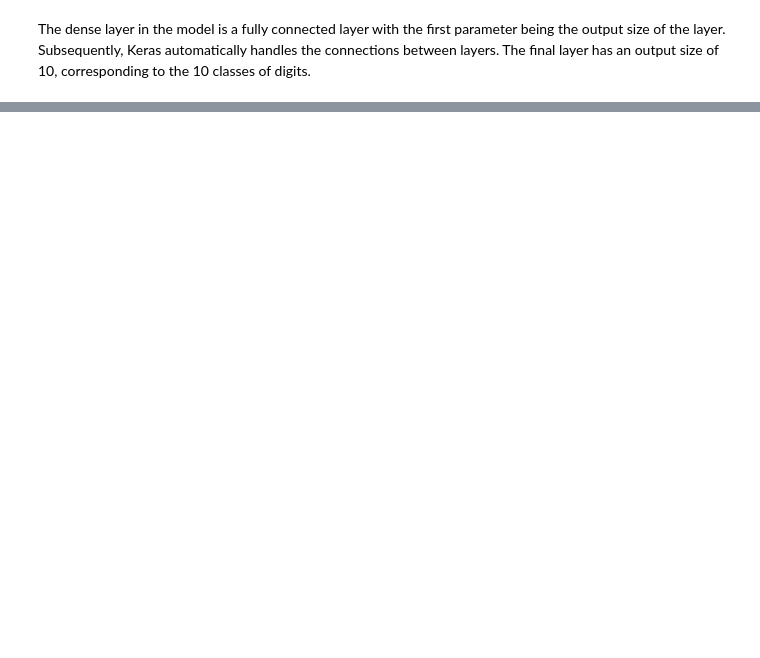
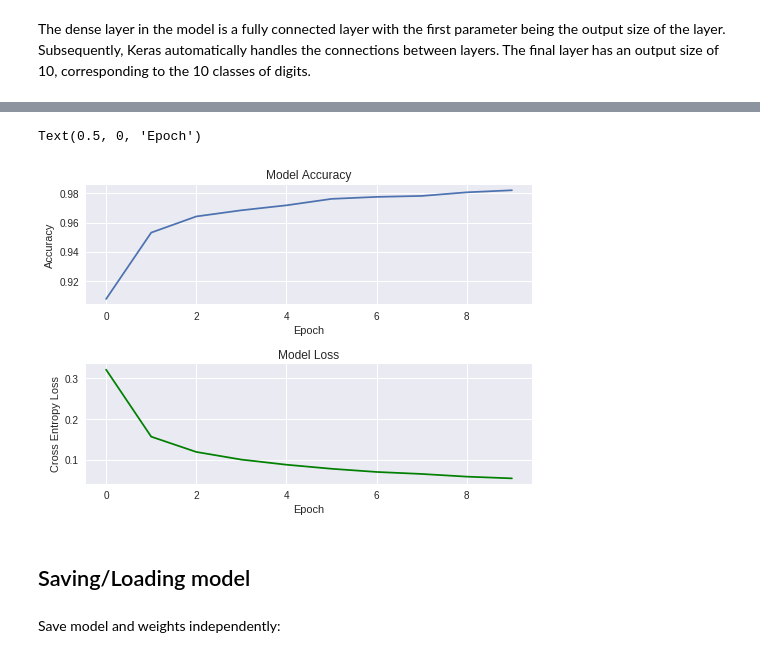
Before and after one commit to MiroGasparek/DeepLearningCourse, a Jupyter notebook: keras_test.ipynb, the cells around one changed output, grey strips where cells are left out. Drawn from its saved outputs; the diff is of its cells as text; code cells hidden in the pictures; blank space fills up the shorter version.

```diff
--- a/keras_test.ipynb
+++ b/keras_test.ipynb
@@ -121,0 +190,7 @@ We are doing classification, so we will define the `categorical_crossentropy` as
+# %%
+model2 = Sequential()
+model2.add(Dense(100, activation='relu', input_shape=(784,)))
+model2.add(Dropout(0.2))
+model2.add(Dense(10, activation='softmax'))
+
+model2.summary()
@@ -121,0 +220,22 @@ We are doing classification, so we will define the `categorical_crossentropy` as
+# %%
+# Compile the model, set the loss, select optimizer, and the metrics
+model2.compile(loss='categorical_crossentropy',
+               optimizer='adam',
+               metrics=['accuracy'])
+
+# Fit the model
+history2 = model2.fit(X_train_flatten, Y_train_class, batch_size=32, epochs=10)
+
+fig, axes = plt.subplots(2,1)
+axes[0].plot(history2.history['acc'])
+axes[0].set_title('Model Accuracy')
+axes[0].set_ylabel('Accuracy')
+axes[0].set_xlabel('Epoch')
+
+fig.subplots_adjust(hspace=0.5)
+
+axes[1].plot(history2.history['loss'], 'g')
+axes[1].set_title('Model Loss')
+axes[1].set_ylabel('Cross Entropy Loss')
+axes[1].set_xlabel('Epoch')
+# %% [output]
@@ -121,0 +262,4 @@ We are doing classification, so we will define the `categorical_crossentropy` as
+Text(0.5, 0, 'Epoch')
+[figure, added]
+# %% [markdown]
+## Saving/Loading model
@@ -121,0 +273,2 @@ We are doing classification, so we will define the `categorical_crossentropy` as
+# %% [markdown]
+Save model and weights independently:
```
Also changed, not shown: parts of 17 cells of this notebook.
